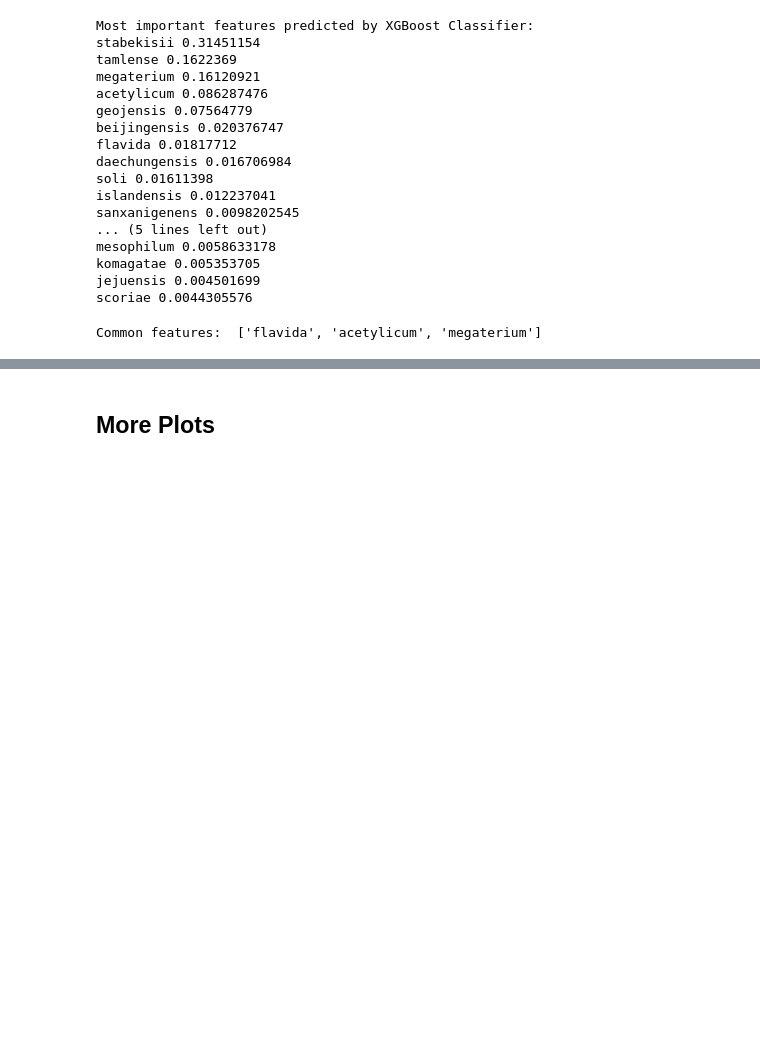
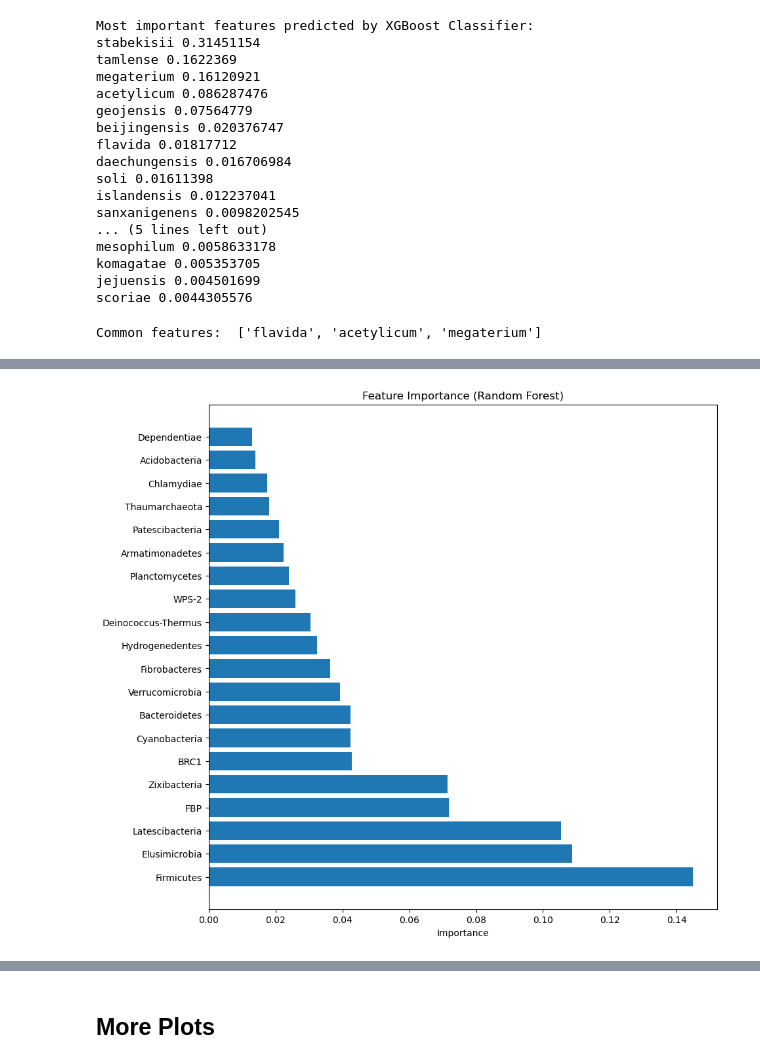
Before and after one commit to tianyi0216/ML_Microbiome, a Jupyter notebook: fumigation_predict.ipynb, the cells around one changed output, grey strips where cells are left out. Cells and saved outputs as stored; diff of their text form; code cells hidden in the pictures; blank space fills up the shorter version.

```diff
--- a/fumigation_predict.ipynb
+++ b/fumigation_predict.ipynb
@@ -789,0 +859,9 @@ Common features:  ['flavida', 'acetylicum', 'megaterium']
+# %%
+# test model
+model_phylum_RF.fit(X_train, y_train)
+y_pred = model_phylum_RF.predict(X_test)
+
+test_score_phylum_RF = model_phylum_RF.score(X_test, y_test)
+cm_RF_phylum = confusion_matrix(y_test, y_pred)
+
+print("Test Accuracy: %0.2f" % test_score_phylum_RF)
@@ -789,0 +943,15 @@ Common features:  ['flavida', 'acetylicum', 'megaterium']
+# %%
+# find important features
+importances = model_phylum_RF.feature_importances_
+sorted_idx = np.argsort(np.abs(importances))[::-1]
+sorted_features = [feature_names[idx] for idx in sorted_idx]
+sorted_importances = importances[sorted_idx]
+# %%
+# plot the 20 most important features
+plt.figure(figsize=(10, 10))
+plt.barh(sorted_features[:20], sorted_importances[:20])
+plt.xlabel("Importance")
+plt.title("Feature Importance (Random Forest)")
+plt.show()
+# %% [output]
+[figure, added]
```
Also changed, not shown: parts of 18 cells of this notebook.
